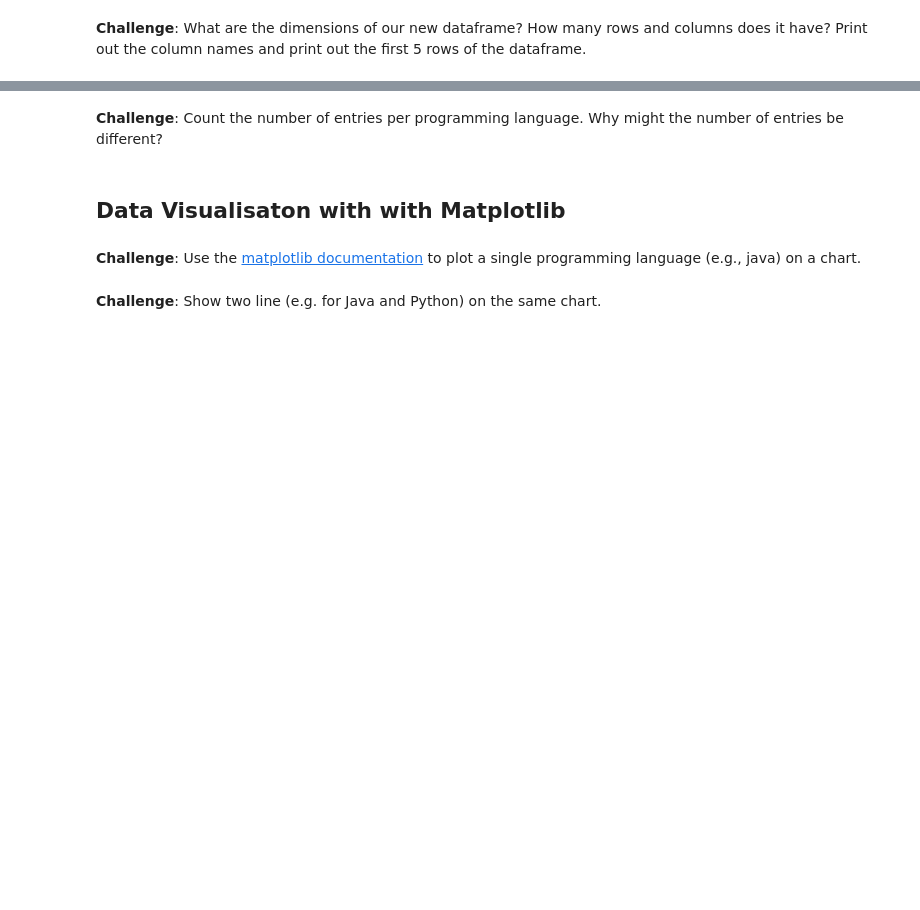
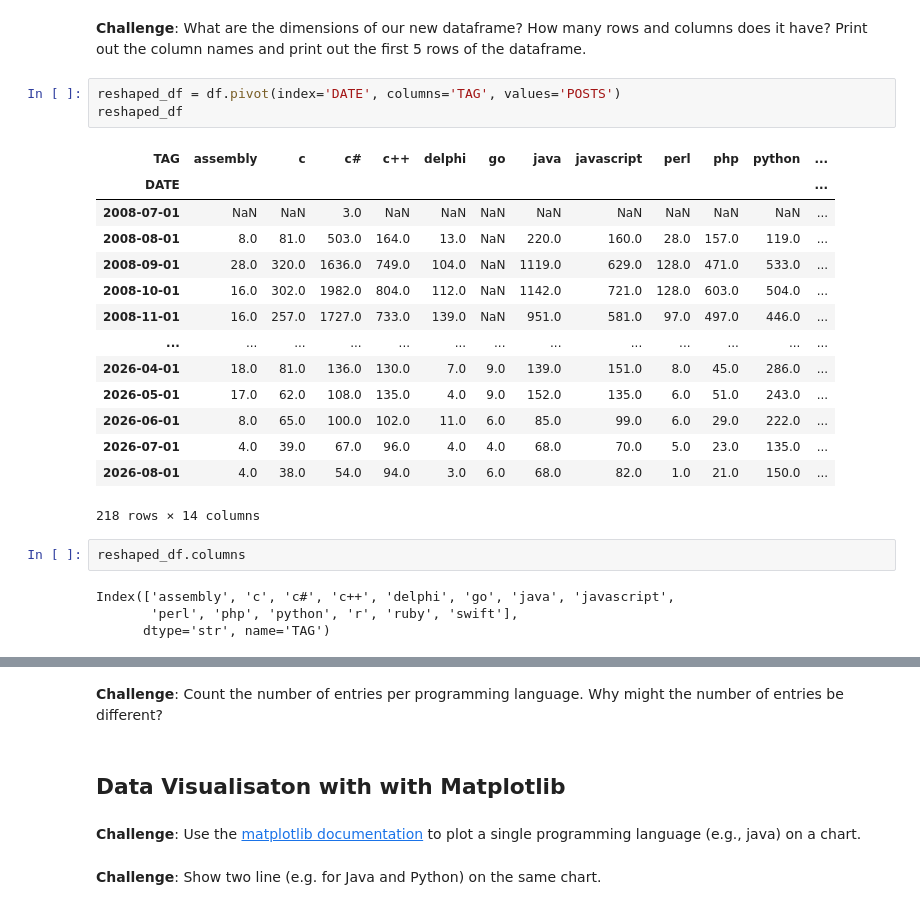
Before and after one commit to acloudnerd/data-science, a Jupyter notebook: data-visualisation-basics/notebooks/programming_languages.ipynb, the cells around one changed output, grey strips where cells are left out. Saved outputs shown, nothing was run; the diff lists cells and outputs as text; blank space fills up the shorter version.

Commit message:
data manipulation, pivoting data frames

```diff
--- a/data-visualisation-basics/notebooks/programming_languages.ipynb
+++ b/data-visualisation-basics/notebooks/programming_languages.ipynb
@@ -161,2 +182,26 @@ Name: DATE, Length: 3013, dtype: datetime64[us]
 # %% [markdown]
 **Challenge**: What are the dimensions of our new dataframe? How many rows and columns does it have? Print out the column names and print out the first 5 rows of the dataframe.
+# %%
+reshaped_df = df.pivot(index='DATE', columns='TAG', values='POSTS')
+reshaped_df
+# %% [output]
+| TAG | assembly | c | c# | c++ | delphi | go | java | javascript | perl | php | python | ... |
+| DATE |  |  |  |  |  |  |  |  |  |  |  | ... |
+| 2008-07-01 | NaN | NaN | 3.0 | NaN | NaN | NaN | NaN | NaN | NaN | NaN | NaN | ... |
+| 2008-08-01 | 8.0 | 81.0 | 503.0 | 164.0 | 13.0 | NaN | 220.0 | 160.0 | 28.0 | 157.0 | 119.0 | ... |
+| 2008-09-01 | 28.0 | 320.0 | 1636.0 | 749.0 | 104.0 | NaN | 1119.0 | 629.0 | 128.0 | 471.0 | 533.0 | ... |
+| 2008-10-01 | 16.0 | 302.0 | 1982.0 | 804.0 | 112.0 | NaN | 1142.0 | 721.0 | 128.0 | 603.0 | 504.0 | ... |
+| 2008-11-01 | 16.0 | 257.0 | 1727.0 | 733.0 | 139.0 | NaN | 951.0 | 581.0 | 97.0 | 497.0 | 446.0 | ... |
+| ... | ... | ... | ... | ... | ... | ... | ... | ... | ... | ... | ... | ... |
+| 2026-04-01 | 18.0 | 81.0 | 136.0 | 130.0 | 7.0 | 9.0 | 139.0 | 151.0 | 8.0 | 45.0 | 286.0 | ... |
+| 2026-05-01 | 17.0 | 62.0 | 108.0 | 135.0 | 4.0 | 9.0 | 152.0 | 135.0 | 6.0 | 51.0 | 243.0 | ... |
+| 2026-06-01 | 8.0 | 65.0 | 100.0 | 102.0 | 11.0 | 6.0 | 85.0 | 99.0 | 6.0 | 29.0 | 222.0 | ... |
+| 2026-07-01 | 4.0 | 39.0 | 67.0 | 96.0 | 4.0 | 4.0 | 68.0 | 70.0 | 5.0 | 23.0 | 135.0 | ... |
+| 2026-08-01 | 4.0 | 38.0 | 54.0 | 94.0 | 3.0 | 6.0 | 68.0 | 82.0 | 1.0 | 21.0 | 150.0 | ... |
+218 rows × 14 columns
+# %%
+reshaped_df.columns
+# %% [output]
+Index(['assembly', 'c', 'c#', 'c++', 'delphi', 'go', 'java', 'javascript',
+       'perl', 'php', 'python', 'r', 'ruby', 'swift'],
+      dtype='str', name='TAG')
```
Also changed, not shown: parts of 3 cells of this notebook.
